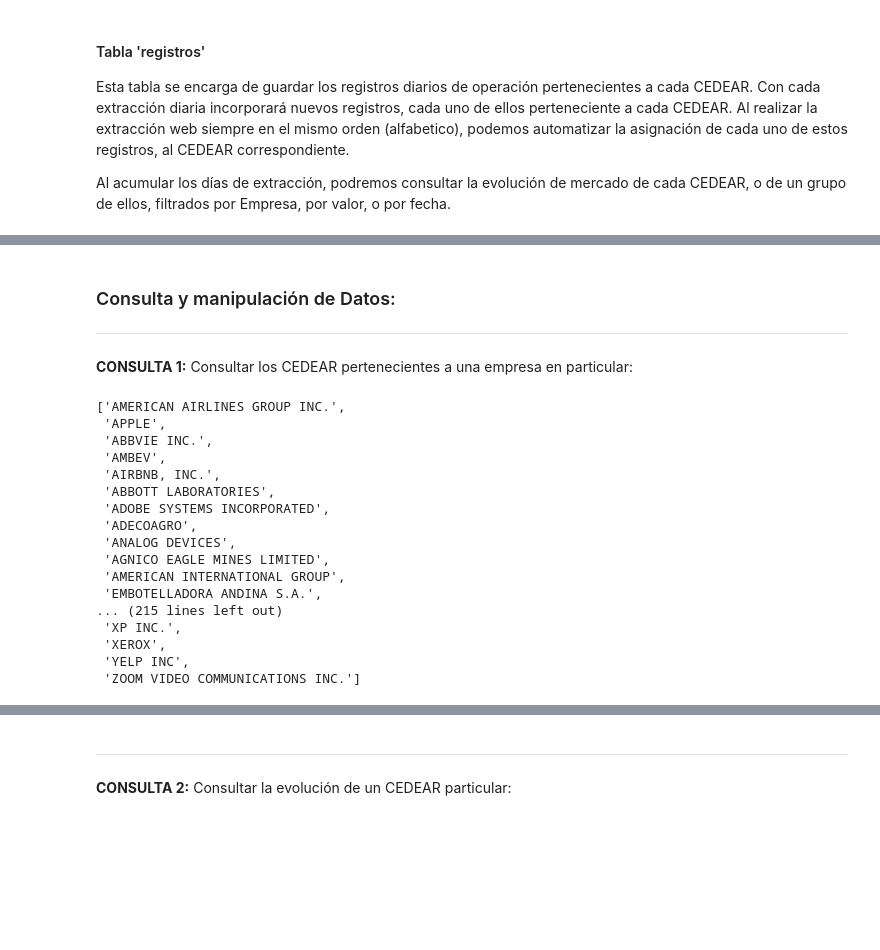
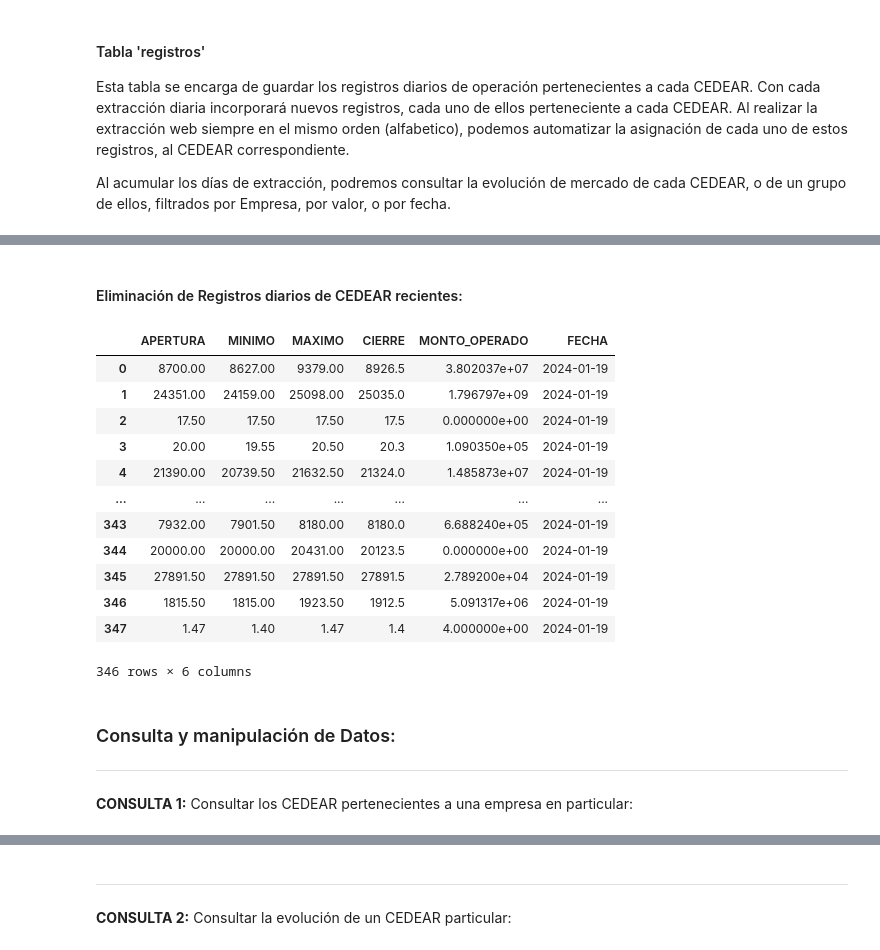
Before and after one commit to nicolasgds/ProyectoIntegrador2023, a Jupyter notebook: main.ipynb, the cells around one changed output, grey strips where cells are left out. Cells and saved outputs as stored; diff of their text form; code cells hidden in the pictures; blank space fills up the shorter version.

```diff
--- a/main.ipynb
+++ b/main.ipynb
@@ -248,3 +278,25 @@ df_registros_diarios
+# %% [markdown]
+#### Eliminación de Registros diarios de CEDEAR recientes:
+# %%
+# Eliminamos los registros correspondientes a los CEDEAR añadidos recientemente:
+for indice in indices_aeliminar:
+    df_registros_diarios.drop(indice, inplace=True)
+
+df_registros_diarios #Debemos tener 346 registros
+# %% [output]
+|  | APERTURA | MINIMO | MAXIMO | CIERRE | MONTO_OPERADO | FECHA |
+| 0 | 8700.00 | 8627.00 | 9379.00 | 8926.5 | 3.802037e+07 | 2024-01-19 |
+| 1 | 24351.00 | 24159.00 | 25098.00 | 25035.0 | 1.796797e+09 | 2024-01-19 |
+| 2 | 17.50 | 17.50 | 17.50 | 17.5 | 0.000000e+00 | 2024-01-19 |
+| 3 | 20.00 | 19.55 | 20.50 | 20.3 | 1.090350e+05 | 2024-01-19 |
+| 4 | 21390.00 | 20739.50 | 21632.50 | 21324.0 | 1.485873e+07 | 2024-01-19 |
+| ... | ... | ... | ... | ... | ... | ... |
+| 343 | 7932.00 | 7901.50 | 8180.00 | 8180.0 | 6.688240e+05 | 2024-01-19 |
+| 344 | 20000.00 | 20000.00 | 20431.00 | 20123.5 | 0.000000e+00 | 2024-01-19 |
+| 345 | 27891.50 | 27891.50 | 27891.50 | 27891.5 | 2.789200e+04 | 2024-01-19 |
+| 346 | 1815.50 | 1815.00 | 1923.50 | 1912.5 | 5.091317e+06 | 2024-01-19 |
+| 347 | 1.47 | 1.40 | 1.47 | 1.4 | 4.000000e+00 | 2024-01-19 |
+346 rows × 6 columns
 # %%
 # Selecciono los datos a guardar (Ejecutar diariamente, luego del horario de cierre de Mercados - 18:00 hs):
 apertura = list(df_registros_diarios['APERTURA'])
@@ -271,26 +323,8 @@ connection.commit()
 **CONSULTA 1:** Consultar los CEDEAR pertenecientes a una empresa en particular:
 # %%
 # Ver listado completo de Empresas disponibles:
-comando = "SELECT (nombre_empresa) FROM empresas;"
-list(pd.read_sql(comando, connection)['nombre_empresa'])
+#comando = "SELECT (nombre_empresa) FROM empresas;"
+#list(pd.read_sql(comando, connection)['nombre_empresa'])
-# %% [output]
-['AMERICAN AIRLINES GROUP INC.',
- 'APPLE',
- 'ABBVIE INC.',
- 'AMBEV',
- 'AIRBNB, INC.',
- 'ABBOTT LABORATORIES',
- 'ADOBE SYSTEMS INCORPORATED',
- 'ADECOAGRO',
- 'ANALOG DEVICES',
- 'AGNICO EAGLE MINES LIMITED',
- 'AMERICAN INTERNATIONAL GROUP',
- 'EMBOTELLADORA ANDINA S.A.',
-... (215 lines left out)
- 'XP INC.',
- 'XEROX',
- 'YELP INC',
- 'ZOOM VIDEO COMMUNICATIONS INC.']
 # %%
 # Datos de sugerencia: "apple", "mcdonalds", "amazon", "globant".
 empresa = input("Ingrese el nombre de la empresa: ").upper()
```
Also changed, not shown: parts of 10 cells of this notebook.
